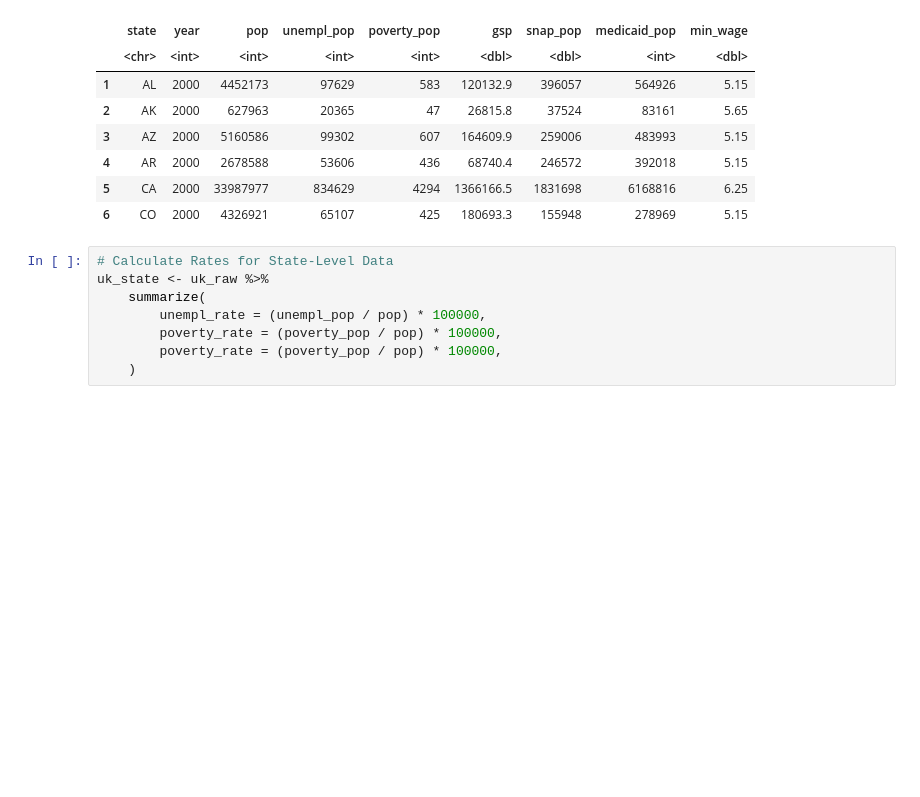
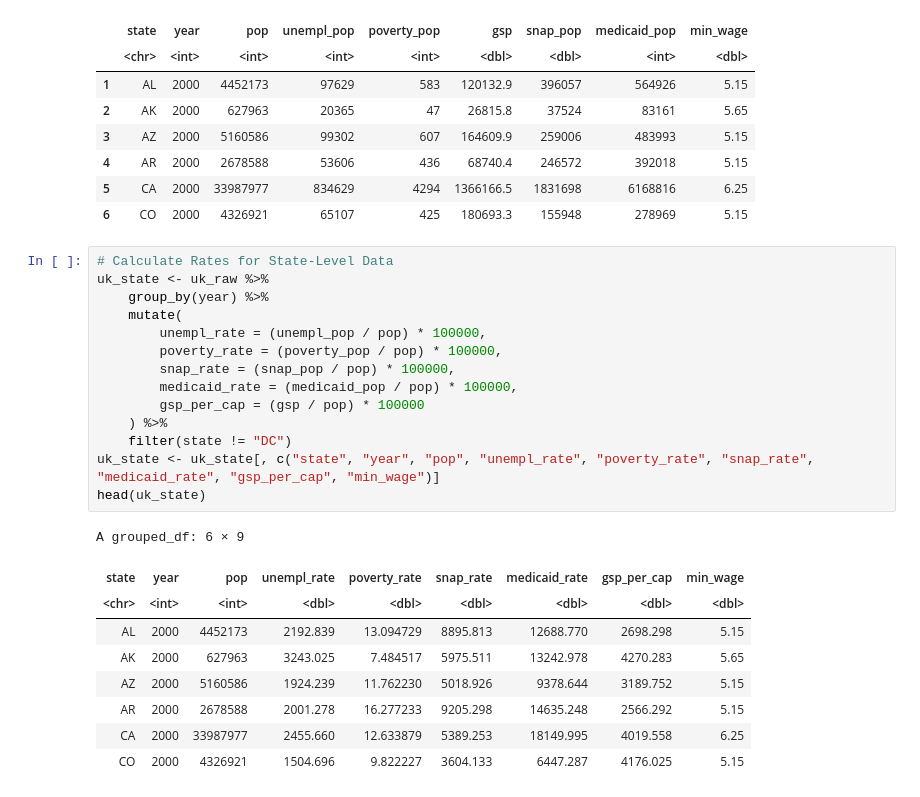
Before and after one commit to amberteetsel/opioid-crisis, a Jupyter notebook: src/data_collection.ipynb, the cells around one changed output. Cells and saved outputs as stored; diff of their text form; blank space fills up the shorter version.

```diff
--- a/src/data_collection.ipynb
+++ b/src/data_collection.ipynb
@@ -151,10 +176,26 @@ A data.frame: 6 × 9
 # %%
 # Calculate Rates for State-Level Data
 uk_state <- uk_raw %>%
-    summarize(
+    group_by(year) %>%
+    mutate(
         unempl_rate = (unempl_pop / pop) * 100000,
         poverty_rate = (poverty_pop / pop) * 100000,
-        poverty_rate = (poverty_pop / pop) * 100000,
-    )
+        snap_rate = (snap_pop / pop) * 100000,
+        medicaid_rate = (medicaid_pop / pop) * 100000,
+        gsp_per_cap = (gsp / pop) * 100000
+    ) %>%
+    filter(state != "DC")
+uk_state <- uk_state[, c("state", "year", "pop", "unempl_rate", "poverty_rate", "snap_rate", "medicaid_rate", "gsp_per_cap", "min_wage")]
+head(uk_state)
+# %% [output]
+A grouped_df: 6 × 9
+| state | year | pop | unempl_rate | poverty_rate | snap_rate | medicaid_rate | gsp_per_cap | min_wage |
+| <chr> | <int> | <int> | <dbl> | <dbl> | <dbl> | <dbl> | <dbl> | <dbl> |
+| AL | 2000 | 4452173 | 2192.839 | 13.094729 | 8895.813 | 12688.770 | 2698.298 | 5.15 |
+| AK | 2000 | 627963 | 3243.025 | 7.484517 | 5975.511 | 13242.978 | 4270.283 | 5.65 |
+| AZ | 2000 | 5160586 | 1924.239 | 11.762230 | 5018.926 | 9378.644 | 3189.752 | 5.15 |
+| AR | 2000 | 2678588 | 2001.278 | 16.277233 | 9205.298 | 14635.248 | 2566.292 | 5.15 |
+| CA | 2000 | 33987977 | 2455.660 | 12.633879 | 5389.253 | 18149.995 | 4019.558 | 6.25 |
+| CO | 2000 | 4326921 | 1504.696 | 9.822227 | 3604.133 | 6447.287 | 4176.025 | 5.15 |
 # %%
 # Aggregate to the U.S. level, weighted averages
```
Also changed, not shown: parts of 11 cells of this notebook, 1 other file.
